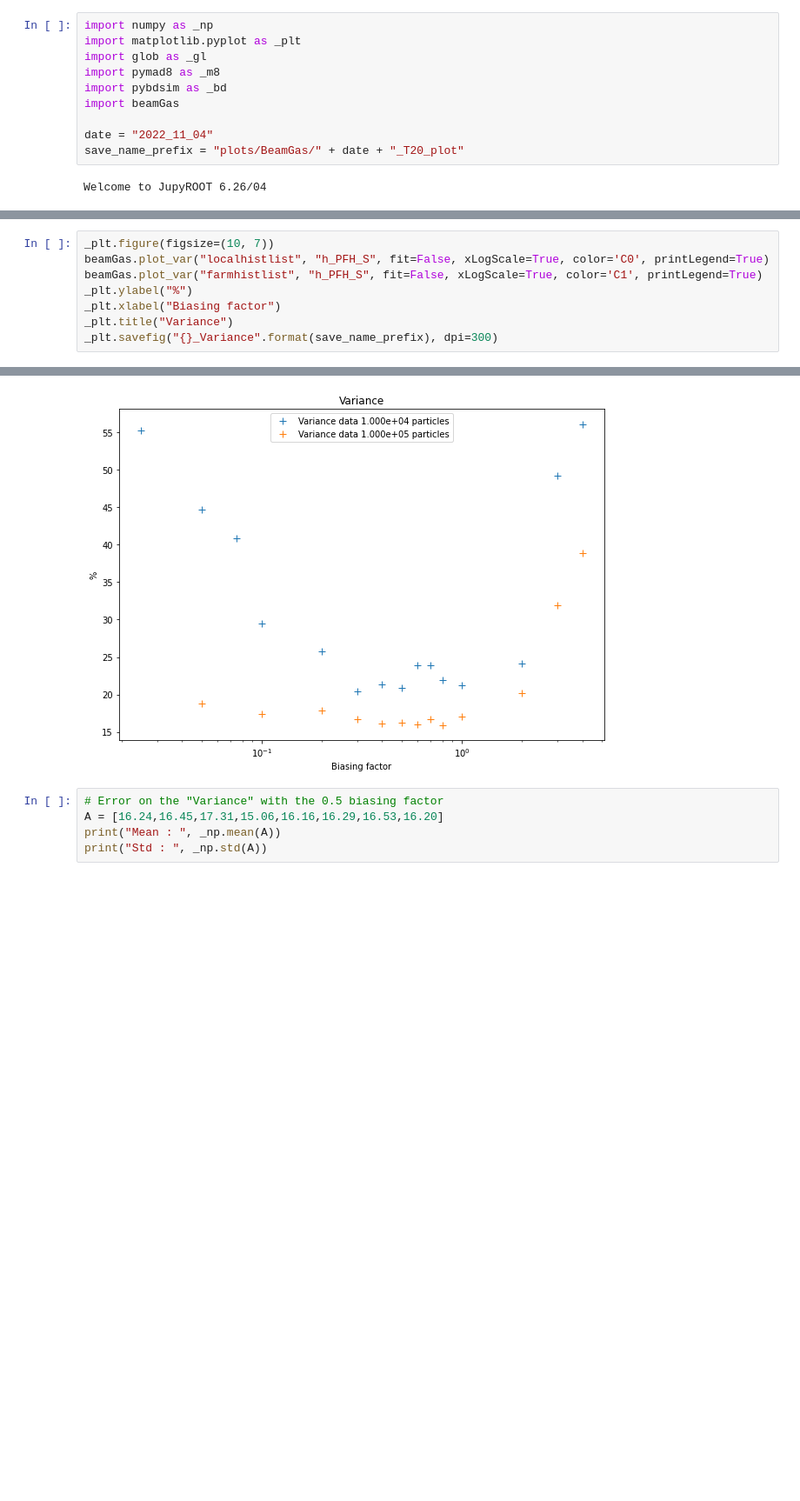
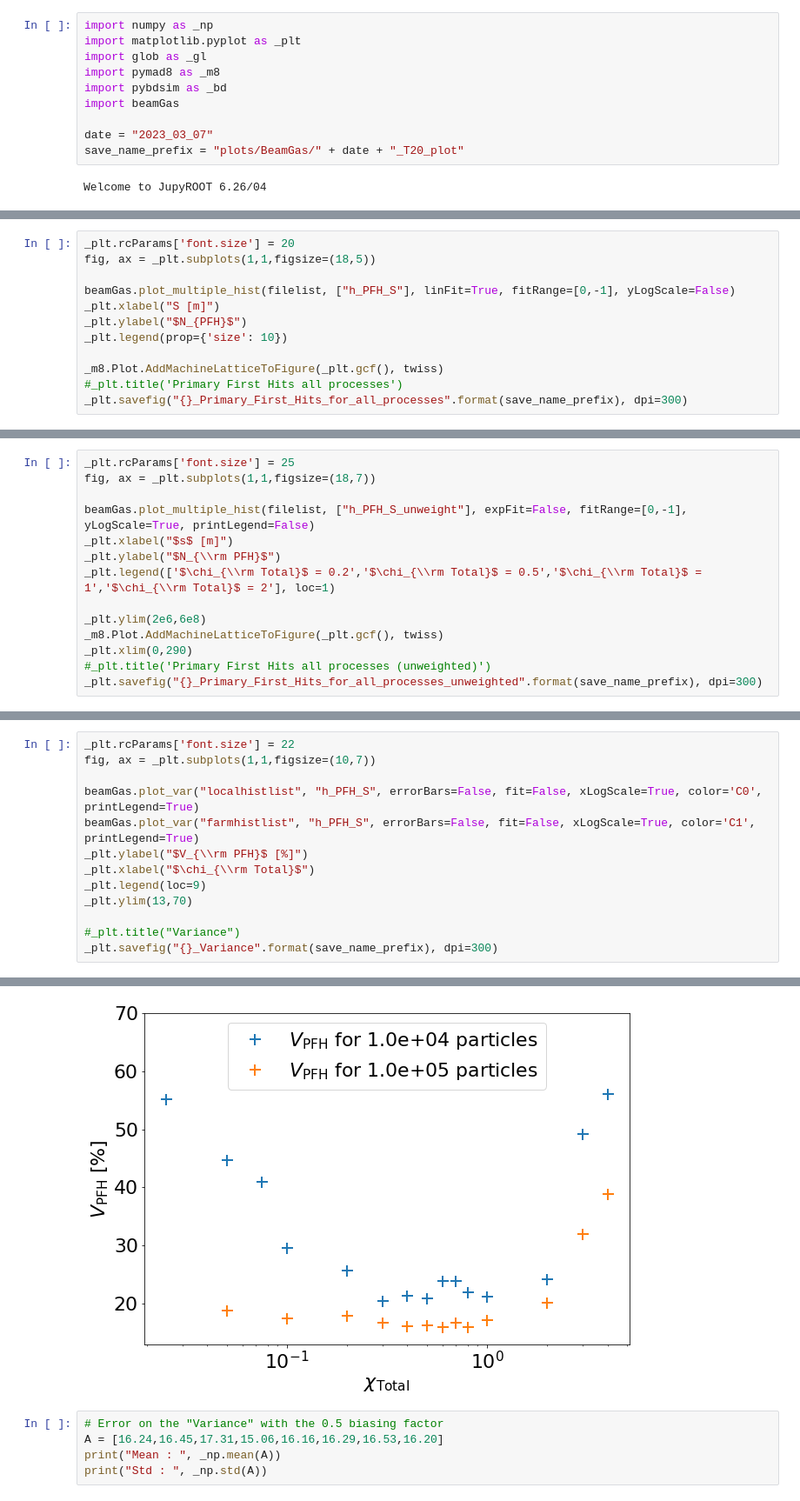
Before and after one commit to MarinDeniaud/luxe-backgrounds, a Jupyter notebook: 06_analysis/Beam_gas_analysis.ipynb, the cells around one changed output, grey strips where cells are left out. Shown: that part at 87% size. Saved outputs shown, nothing was run; the diff lists cells and outputs as text; blank space fills up the shorter version.

```diff
--- a/06_analysis/Beam_gas_analysis.ipynb
+++ b/06_analysis/Beam_gas_analysis.ipynb
@@ -6,7 +6,7 @@ import pymad8 as _m8
 import pybdsim as _bd
 import beamGas
 
-date = "2022_11_04"
+date = "2023_03_07"
 save_name_prefix = "plots/BeamGas/" + date + "_T20_plot"
 # %% [output]
 Welcome to JupyROOT 6.26/04
@@ -40,0 +20,12 @@ Warning in <TClass::Init>: no dictionary for class BDSOutputROOTEventHeader is a
+# %%
+_plt.rcParams['font.size'] = 20
+fig, ax = _plt.subplots(1,1,figsize=(18,5))
+
+beamGas.plot_multiple_hist(filelist, ["h_PFH_S"], linFit=True, fitRange=[0,-1], yLogScale=False)
+_plt.xlabel("S [m]")
+_plt.ylabel("$N_{PFH}$")
+_plt.legend(prop={'size': 10})
+
+_m8.Plot.AddMachineLatticeToFigure(_plt.gcf(), twiss)
+#_plt.title('Primary First Hits all processes')
+_plt.savefig("{}_Primary_First_Hits_for_all_processes".format(save_name_prefix), dpi=300)
@@ -40,0 +39,14 @@ Warning in <TClass::Init>: no dictionary for class BDSOutputROOTEventHeader is a
+# %%
+_plt.rcParams['font.size'] = 25
+fig, ax = _plt.subplots(1,1,figsize=(18,7))
+
+beamGas.plot_multiple_hist(filelist, ["h_PFH_S_unweight"], expFit=False, fitRange=[0,-1], yLogScale=True, printLegend=False)
+_plt.xlabel("$s$ [m]")
+_plt.ylabel("$N_{\\rm PFH}$")
+_plt.legend(['$\chi_{\\rm Total}$ = 0.2','$\chi_{\\rm Total}$ = 0.5','$\chi_{\\rm Total}$ = 1','$\chi_{\\rm Total}$ = 2'], loc=1)
+
+_plt.ylim(2e6,6e8)
+_m8.Plot.AddMachineLatticeToFigure(_plt.gcf(), twiss)
+_plt.xlim(0,290)
+#_plt.title('Primary First Hits all processes (unweighted)')
+_plt.savefig("{}_Primary_First_Hits_for_all_processes_unweighted".format(save_name_prefix), dpi=300)
@@ -41,15 +59,20 @@ Warning in <TClass::Init>: no dictionary for class BDSOutputROOTEventHeader is a
 # %%
-_plt.figure(figsize=(10, 7))
-beamGas.plot_var("localhistlist", "h_PFH_S", fit=False, xLogScale=True, color='C0', printLegend=True)
-beamGas.plot_var("farmhistlist", "h_PFH_S", fit=False, xLogScale=True, color='C1', printLegend=True)
-_plt.ylabel("%")
-_plt.xlabel("Biasing factor")
-_plt.title("Variance")
+_plt.rcParams['font.size'] = 22
+fig, ax = _plt.subplots(1,1,figsize=(10,7))
+
+beamGas.plot_var("localhistlist", "h_PFH_S", errorBars=False, fit=False, xLogScale=True, color='C0', printLegend=True)
+beamGas.plot_var("farmhistlist", "h_PFH_S", errorBars=False, fit=False, xLogScale=True, color='C1', printLegend=True)
+_plt.ylabel("$V_{\\rm PFH}$ [%]")
+_plt.xlabel("$\chi_{\\rm Total}$")
+_plt.legend(loc=9)
+_plt.ylim(13,70)
+
+#_plt.title("Variance")
 _plt.savefig("{}_Variance".format(save_name_prefix), dpi=300)
 # %% [output]
 Value for 10000.0 particles and 0.5 biasing factor : 20.93852989137424%
 Value for 100000.0 particles and 0.5 biasing factor : 16.240624021297325%
-[figure, old version]
+[figure, new version]
 # %%
 # Error on the "Variance" with the 0.5 biasing factor
 A = [16.24,16.45,17.31,15.06,16.16,16.29,16.53,16.20]
```
Also changed, not shown: parts of 15 cells of this notebook, 1 other file.
